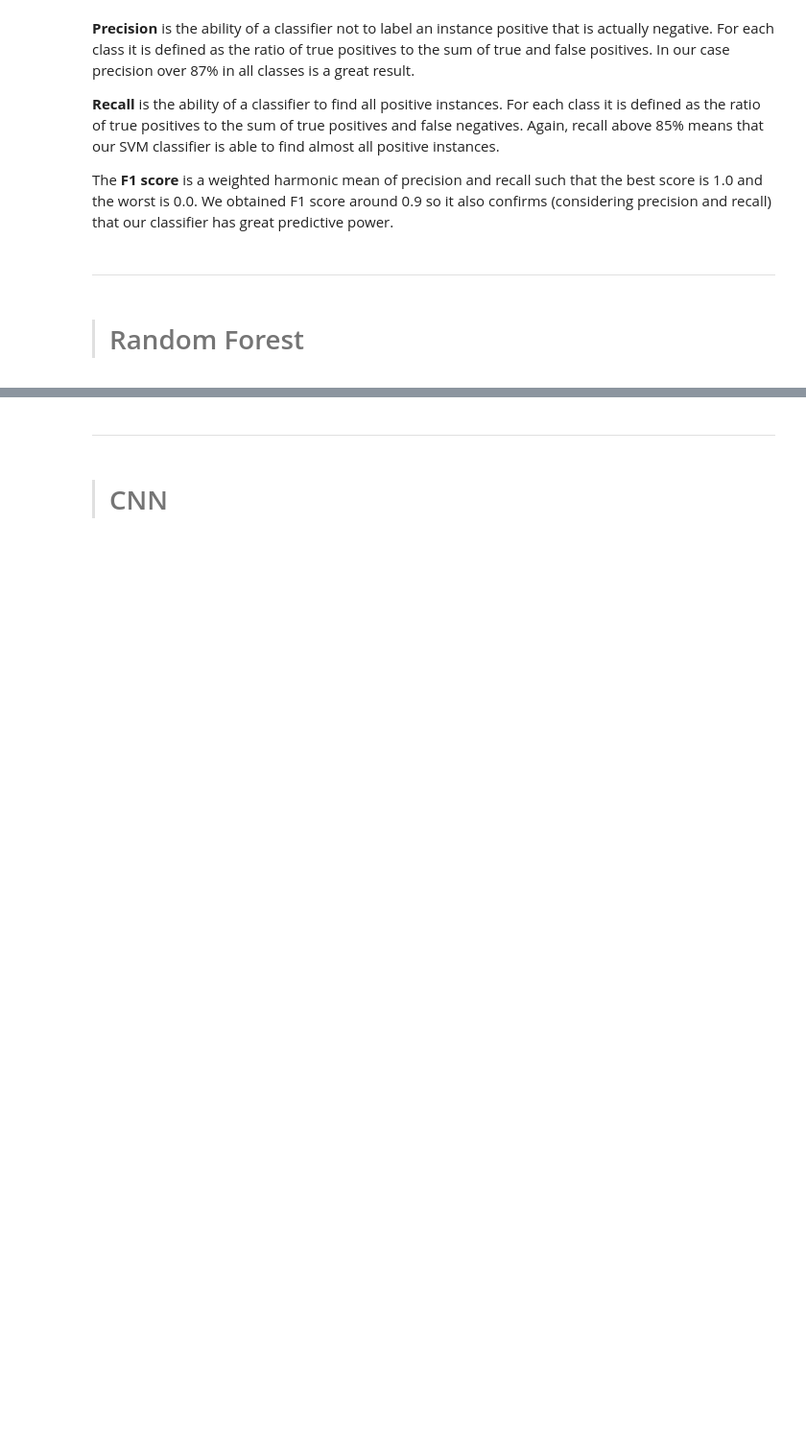
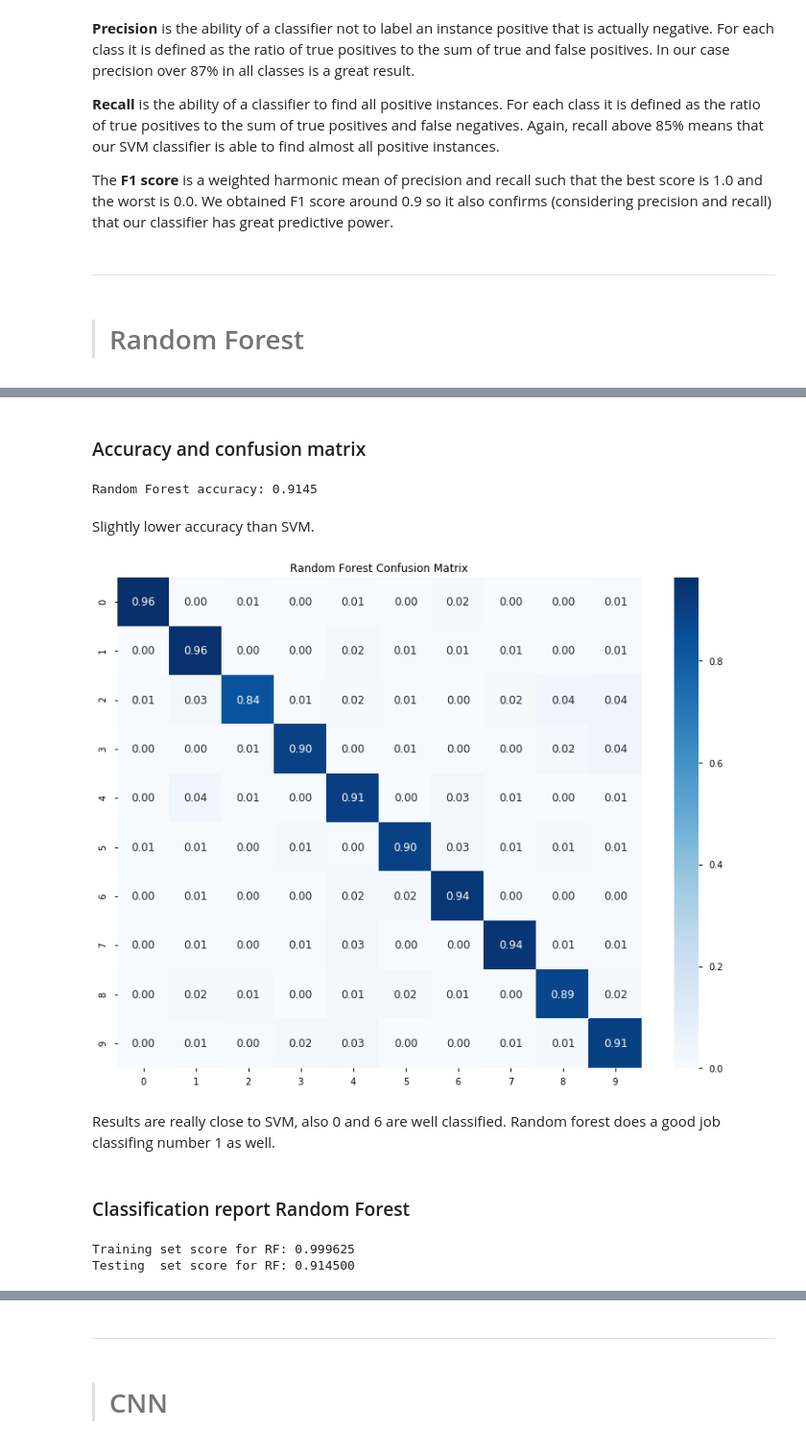
Before and after one commit to blawok/machine-learning-university-projects, a Jupyter notebook: digits/ML1_Classification_MThor_BKowalczuk.ipynb, the cells around one changed output, grey strips where cells are left out. Shown at 96% size. Saved outputs shown, nothing was run; the diff lists cells and outputs as text; code cells hidden in the pictures; blank space fills up the shorter version.

```diff
--- a/digits/ML1_Classification_MThor_BKowalczuk.ipynb
+++ b/digits/ML1_Classification_MThor_BKowalczuk.ipynb
@@ -277,0 +340,8 @@ The <b>F1 score</b> is a weighted harmonic mean of precision and recall such tha
+# %%
+rfc = RandomForestClassifier(n_jobs=-1, # using all processors (parallel jobs)
+                             n_estimators=350,
+                             max_depth = 50,
+                             max_features = 28,
+                             bootstrap = True) # sampling for training
+# %%
+rfc.fit(X_train, y_train)
@@ -277,0 +356,34 @@ The <b>F1 score</b> is a weighted harmonic mean of precision and recall such tha
+# %%
+rfc_predictions = rfc.predict(X_test)
+# %% [markdown]
+### Accuracy and confusion matrix
+# %%
+# model accuracy for X_test
+accuracy_rfc = rfc.score(X_test, y_test)
+
+# creating a confusion matrix
+cm_rfc = confusion_matrix(y_test, rfc_predictions)
+cm_rfc = cm_rfc.astype('float') / cm_rfc.sum(axis=1)[:, np.newaxis]
+# %%
+print(f"Random Forest accuracy: {accuracy_rfc}")
+# %% [output]
+Random Forest accuracy: 0.9145
+# %% [markdown]
+Slightly lower accuracy than SVM.
+# %%
+plt.figure(figsize=(13,10))
+sns.set_context("notebook")
+sns.heatmap(cm_rfc, annot = True, fmt='.2f', cmap="Blues").set_title("Random Forest Confusion Matrix")
+plt.show()
+# %% [output]
+[figure, added]
+# %% [markdown]
+Results are really close to SVM, also 0 and 6 are well classified. Random forest does a good job classifing number 1 as well.
+# %% [markdown]
+### Classification report Random Forest
+# %%
+print("Training set score for RF: %f" % rfc.score(X_train , y_train))
+print("Testing  set score for RF: %f" % rfc.score(X_test  , y_test ))
+# %% [output]
+Training set score for RF: 0.999625
+Testing  set score for RF: 0.914500
```
Also changed, not shown: parts of 18 cells of this notebook.
